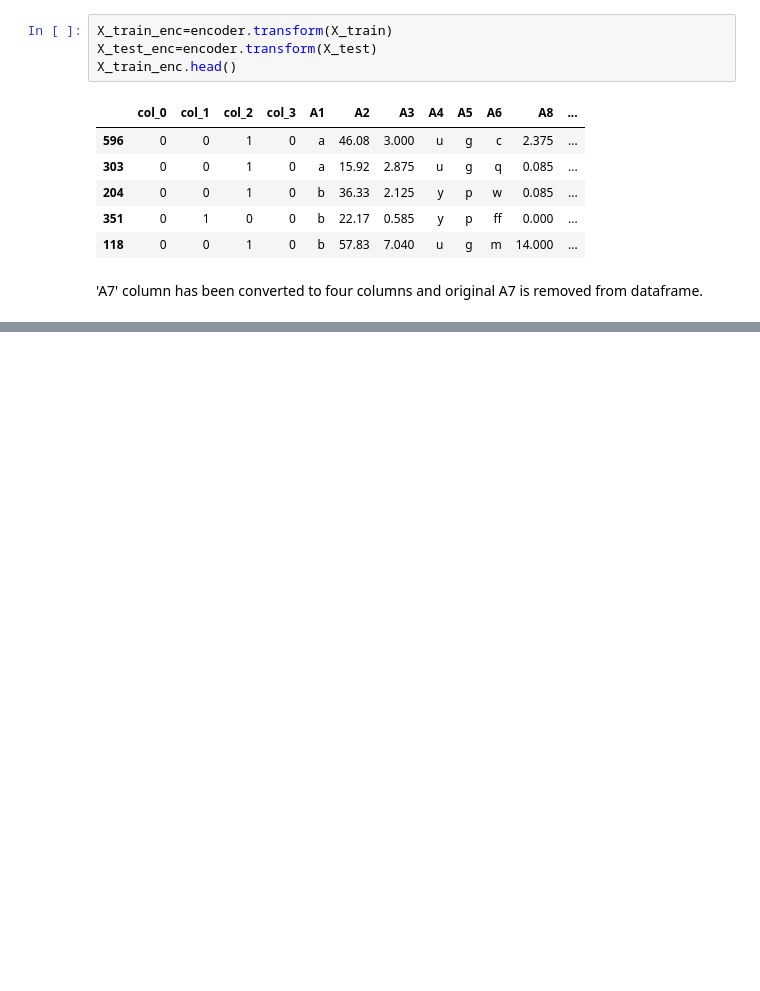
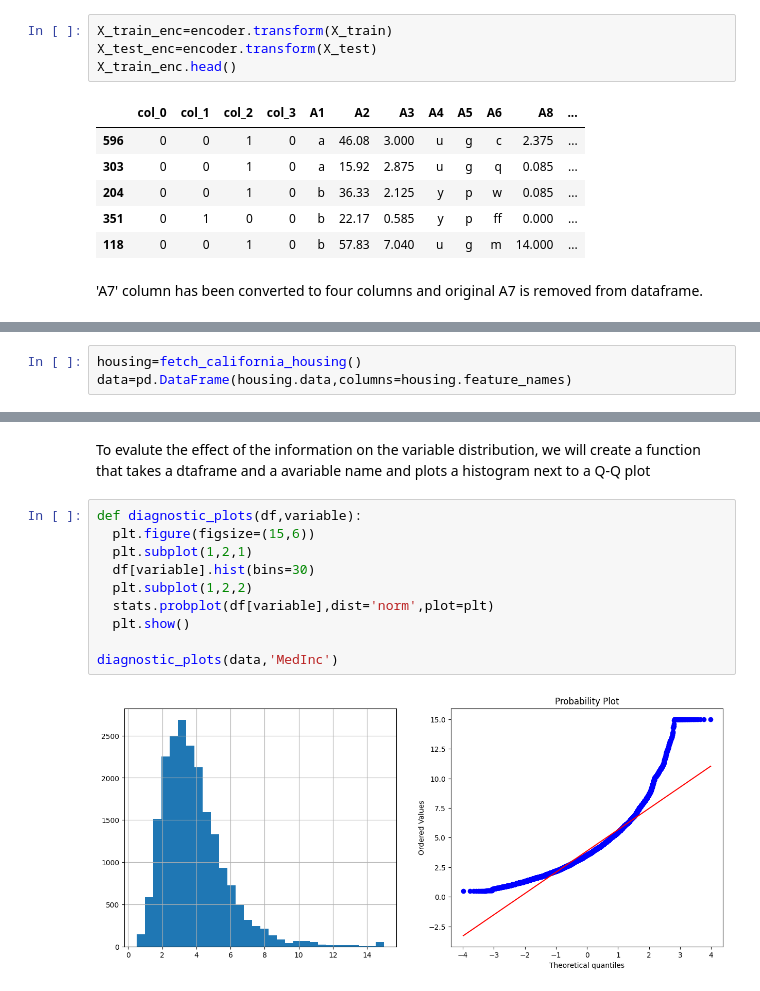
Before and after one commit to Chirag314/Feature-Engineering, a Jupyter notebook: Feature_Engineering_practise.ipynb, the cells around one changed output, grey strips where cells are left out. Cells and saved outputs as stored; diff of their text form; blank space fills up the shorter version.

```diff
--- a/Feature_Engineering_practise.ipynb
+++ b/Feature_Engineering_practise.ipynb
@@ -1118,0 +1126,3 @@ X_train_enc.head()
+# %%
+housing=fetch_california_housing()
+data=pd.DataFrame(housing.data,columns=housing.feature_names)
@@ -1118,0 +1147,14 @@ X_train_enc.head()
+# %% [markdown]
+To evalute the effect of the information on the variable distribution, we will create a function that takes a dtaframe and a avariable name and plots a histogram next to a Q-Q plot
+# %%
+def diagnostic_plots(df,variable):
+  plt.figure(figsize=(15,6))
+  plt.subplot(1,2,1)
+  df[variable].hist(bins=30)
+  plt.subplot(1,2,2)
+  stats.probplot(df[variable],dist='norm',plot=plt)
+  plt.show()
+
+diagnostic_plots(data,'MedInc')
+# %% [output]
+[figure, added]
```
Also changed, not shown: parts of 9 cells of this notebook.
